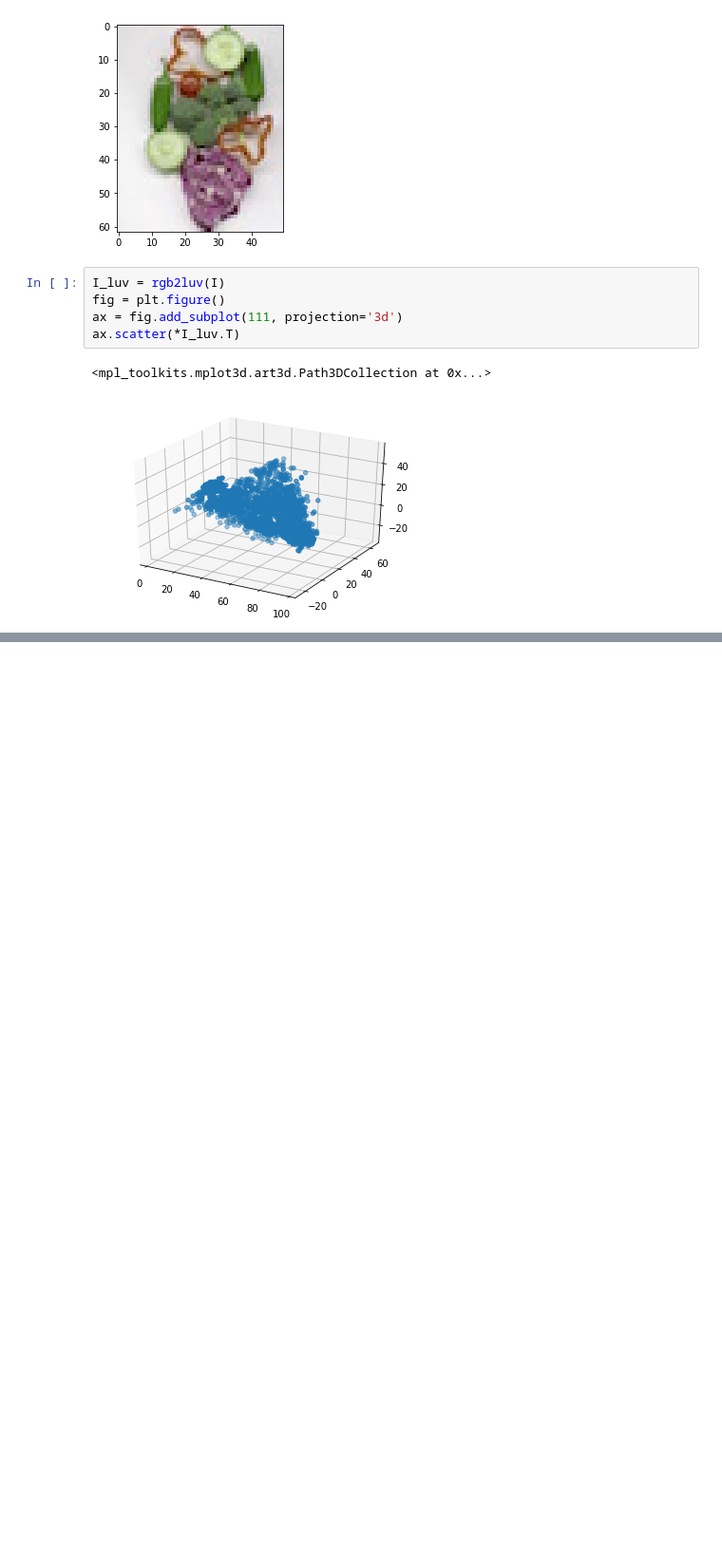
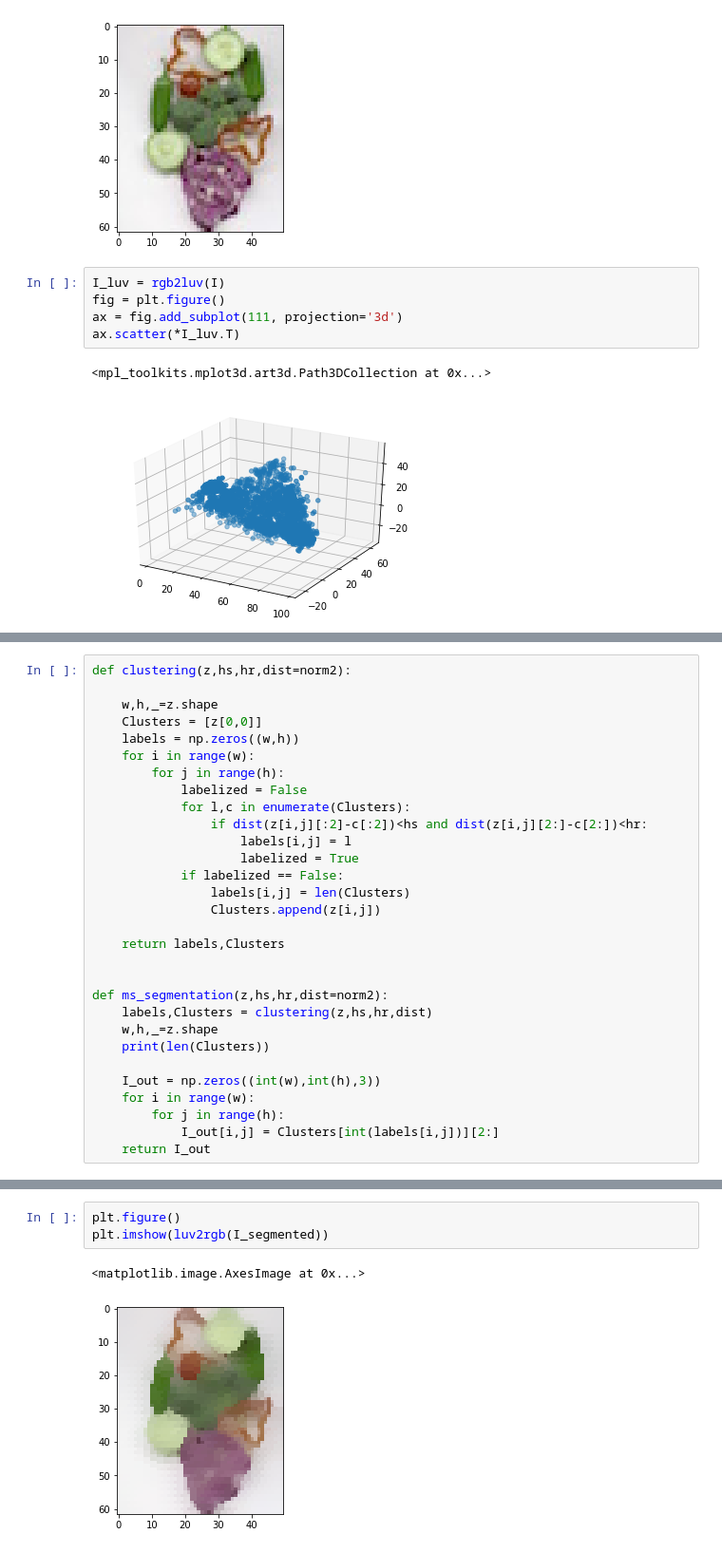
Before and after one commit to LouisLesueur/Illumination_project, a Jupyter notebook: mean_shift_TP.ipynb, the cells around one changed output, grey strips where cells are left out. Shown: that part at 95% size. Saved outputs shown, nothing was run; the diff lists cells and outputs as text; blank space fills up the shorter version.

```diff
--- a/mean_shift_TP.ipynb
+++ b/mean_shift_TP.ipynb
@@ -243,0 +244,30 @@ plt.imshow(luv2rgb(I_new))
+# %%
+def clustering(z,hs,hr,dist=norm2):
+
+    w,h,_=z.shape
+    Clusters = [z[0,0]]
+    labels = np.zeros((w,h))
+    for i in range(w):
+        for j in range(h):
+            labelized = False
+            for l,c in enumerate(Clusters):
+                if dist(z[i,j][:2]-c[:2])<hs and dist(z[i,j][2:]-c[2:])<hr:
+                    labels[i,j] = l
+                    labelized = True
+            if labelized == False:
+                labels[i,j] = len(Clusters)
+                Clusters.append(z[i,j])
+
+    return labels,Clusters
+
+
+def ms_segmentation(z,hs,hr,dist=norm2):
+    labels,Clusters = clustering(z,hs,hr,dist)
+    w,h,_=z.shape
+    print(len(Clusters))
+
+    I_out = np.zeros((int(w),int(h),3))
+    for i in range(w):
+        for j in range(h):
+            I_out[i,j] = Clusters[int(labels[i,j])][2:]
+    return I_out
@@ -243,0 +278,6 @@ plt.imshow(luv2rgb(I_new))
+# %%
+plt.figure()
+plt.imshow(luv2rgb(I_segmented))
+# %% [output]
+<matplotlib.image.AxesImage at 0x...>
+[figure, added]
```
Also changed, not shown: parts of 4 cells of this notebook.
